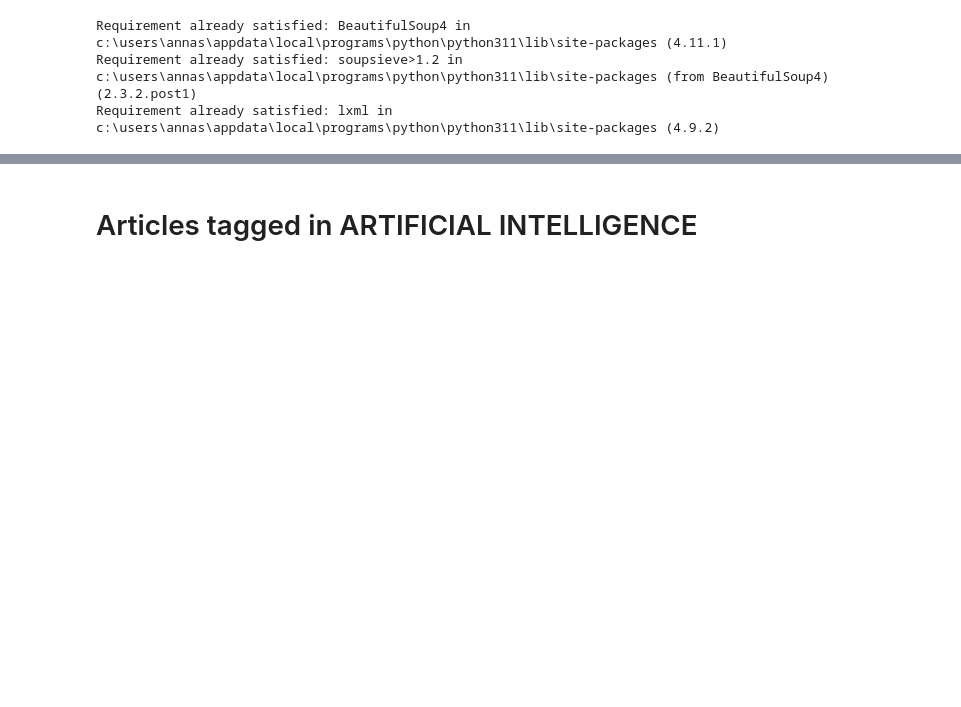
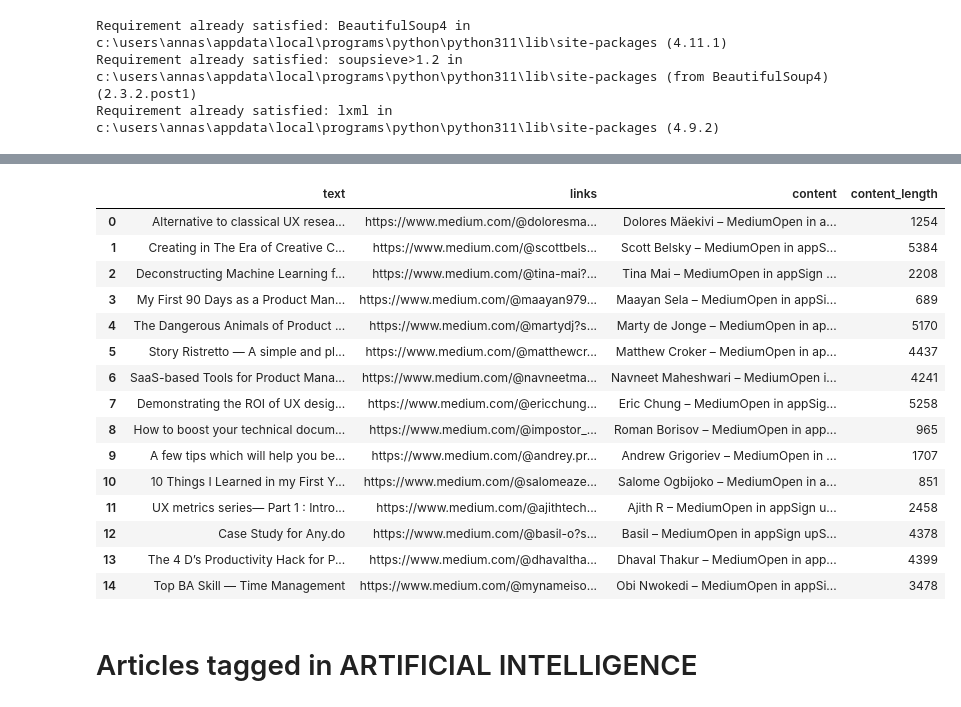
Before and after one commit to annasba07/product-manager-companion, a Jupyter notebook: Medium Article Scraping.ipynb, the cells around one changed output, grey strips where cells are left out. Saved outputs shown, nothing was run; the diff lists cells and outputs as text; code cells hidden in the pictures; blank space fills up the shorter version.

Commit message:
scraped 15 articles on medium, got title, content and url's and added them to a dataframe

```diff
--- a/Medium Article Scraping.ipynb
+++ b/Medium Article Scraping.ipynb
@@ -78,0 +130,5 @@ b = soup.find_all('div')
+# %%
+# add https://www.medium.com to the beginning of each item in the list
+
+links4 = ['https://www.medium.com' + i for i in links3]
+links4
@@ -78,0 +165,3 @@ b = soup.find_all('div')
+# %%
+df = pd.DataFrame({'text': text, 'links': links4})
+df
@@ -79,3 +185,46 @@ b = soup.find_all('div')
+# %%
+# scrape all text from each link in links4
+
+import urllib.request
+import requests
+import bs4
+from bs4 import BeautifulSoup
+
+text2 = []
+for i in links4:
+    url = i
+    response = requests.get(url)
+    soup = BeautifulSoup(response.text, "html.parser")
+    text2.append(soup.get_text())
+# %%
+# add text2 to df
+
+df['content'] = text2
+# %%
+df['content'][0]
+
+# add a column to df which shows the length of each article
+
+df['content_length'] = df['content'].str.len()
+
+df
+# %% [output]
+|  | text | links | content | content_length |
+| 0 | Alternative to classical UX resea... | https://www.medium.com/@doloresma... | Dolores Mäekivi – MediumOpen in a... | 1254 |
+| 1 | Creating in The Era of Creative C... | https://www.medium.com/@scottbels... | Scott Belsky – MediumOpen in appS... | 5384 |
+| 2 | Deconstructing Machine Learning f... | https://www.medium.com/@tina-mai?... | Tina Mai – MediumOpen in appSign ... | 2208 |
+| 3 | My First 90 Days as a Product Man... | https://www.medium.com/@maayan979... | Maayan Sela – MediumOpen in appSi... | 689 |
+| 4 | The Dangerous Animals of Product ... | https://www.medium.com/@martydj?s... | Marty de Jonge – MediumOpen in ap... | 5170 |
+| 5 | Story Ristretto — A simple and pl... | https://www.medium.com/@matthewcr... | Matthew Croker – MediumOpen in ap... | 4437 |
+| 6 | SaaS-based Tools for Product Mana... | https://www.medium.com/@navneetma... | Navneet Maheshwari – MediumOpen i... | 4241 |
+| 7 | Demonstrating the ROI of UX desig... | https://www.medium.com/@ericchung... | Eric Chung – MediumOpen in appSig... | 5258 |
+| 8 | How to boost your technical docum... | https://www.medium.com/@impostor_... | Roman Borisov – MediumOpen in app... | 965 |
+| 9 | A few tips which will help you be... | https://www.medium.com/@andrey.pr... | Andrew Grigoriev – MediumOpen in ... | 1707 |
+| 10 | 10 Things I Learned in my First Y... | https://www.medium.com/@salomeaze... | Salome Ogbijoko – MediumOpen in a... | 851 |
+| 11 | UX metrics series— Part 1 : Intro... | https://www.medium.com/@ajithtech... | Ajith R – MediumOpen in appSign u... | 2458 |
+| 12 | Case Study for Any.do | https://www.medium.com/@basil-o?s... | Basil – MediumOpen in appSign upS... | 4378 |
+| 13 | The 4 D’s Productivity Hack for P... | https://www.medium.com/@dhavaltha... | Dhaval Thakur – MediumOpen in app... | 4399 |
+| 14 | Top BA Skill — Time Management | https://www.medium.com/@mynameiso... | Obi Nwokedi – MediumOpen in appSi... | 3478 |
 # %% [markdown]
 # Articles tagged in ARTIFICIAL INTELLIGENCE
 # %%
```
Also changed, not shown: parts of 11 cells of this notebook.
